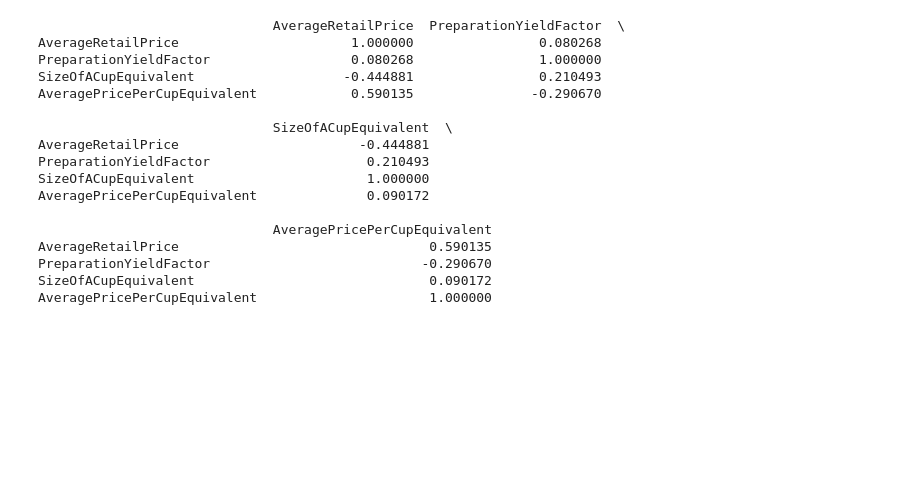
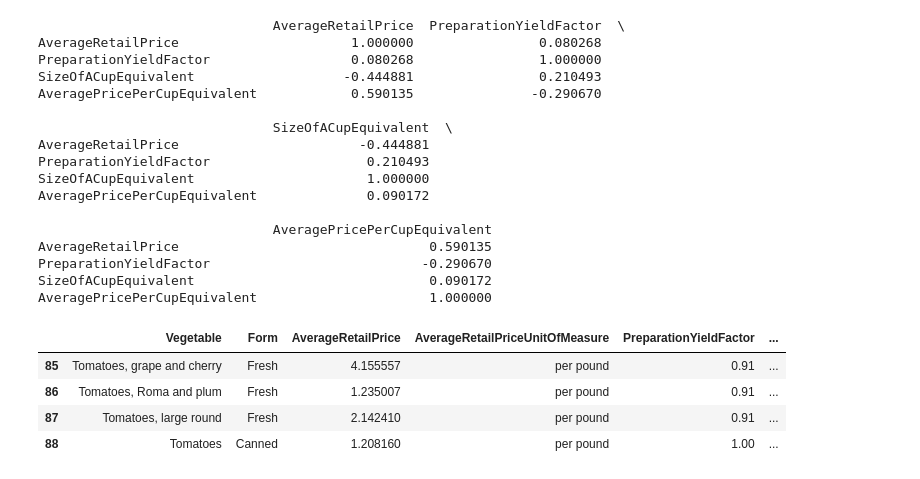
Before and after one commit to Aboling0/pythonIntroFinalProject, a Jupyter notebook: mainCode.ipynb, the cells around one changed output. Drawn from its saved outputs; the diff is of its cells as text; code cells hidden in the pictures; blank space fills up the shorter version.

Commit message:
📝 Even more changes to ReadMe, such fun (W.I.P.)

```diff
--- a/mainCode.ipynb
+++ b/mainCode.ipynb
@@ -248,3 +248,12 @@ AverageRetailPrice                                0.590135
 PreparationYieldFactor                           -0.290670
 SizeOfACupEquivalent                              0.090172
 AveragePricePerCupEquivalent                      1.000000
+# %%
+# find all tomato, to help with ReadMe argument on tomatoes
+veg[veg['Vegetable'].str.contains('Tomato', case=False)]
+# %% [output]
+|  | Vegetable | Form | AverageRetailPrice | AverageRetailPriceUnitOfMeasure | PreparationYieldFactor | ... |
+| 85 | Tomatoes, grape and cherry | Fresh | 4.155557 | per pound | 0.91 | ... |
+| 86 | Tomatoes, Roma and plum | Fresh | 1.235007 | per pound | 0.91 | ... |
+| 87 | Tomatoes, large round | Fresh | 2.142410 | per pound | 0.91 | ... |
+| 88 | Tomatoes | Canned | 1.208160 | per pound | 1.00 | ... |
```
Also changed, not shown: 3 other files.
